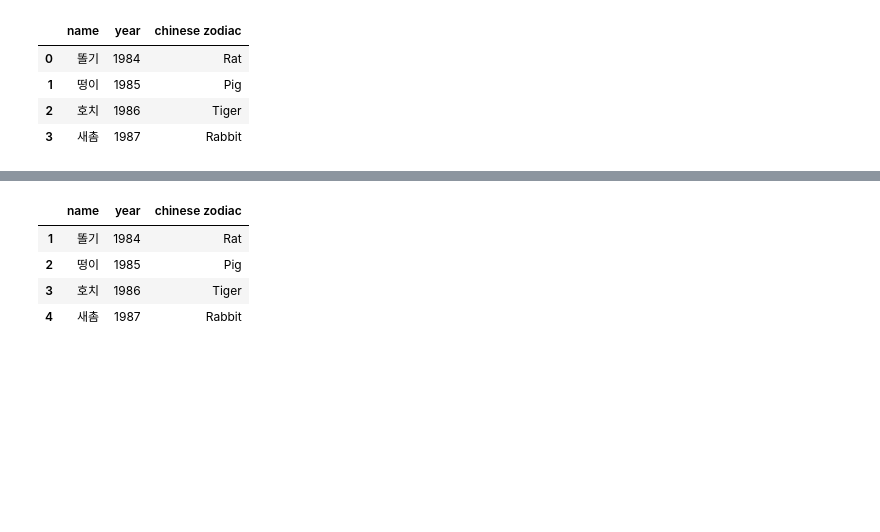
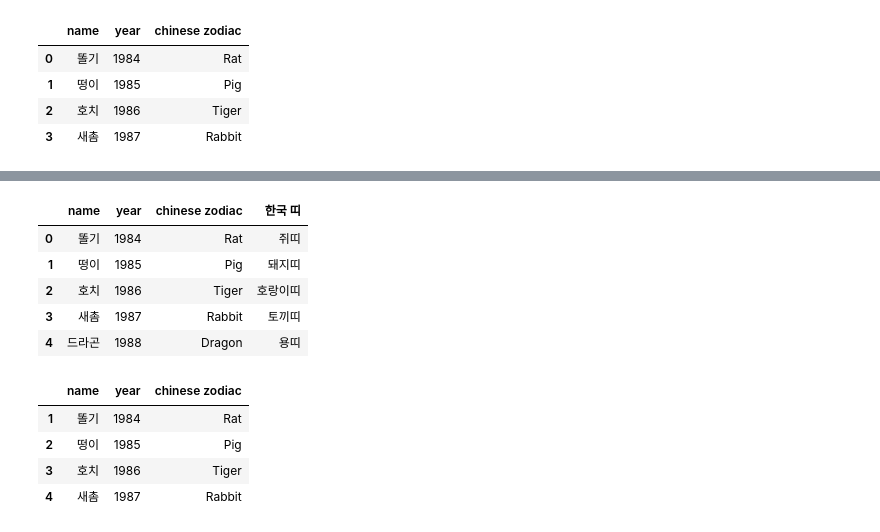
Before and after one commit to LyuGGang/python-data-analytics-lecture, a Jupyter notebook: 강의자료/6_pandas.ipynb, the cells around one changed output, grey strips where cells are left out. Saved outputs shown, nothing was run; the diff lists cells and outputs as text; code cells hidden in the pictures; blank space fills up the shorter version.

```diff
--- a/강의자료/6_pandas.ipynb
+++ b/강의자료/6_pandas.ipynb
@@ -231,3 +234,6 @@ df
 | 1 | 떵이 | 1985 | Pig |
 | 2 | 호치 | 1986 | Tiger |
 | 3 | 새촘 | 1987 | Rabbit |
+# %%
+# column 추가하기
+df['한국 띠'] = ['쥐띠','돼지띠','호랑이띠','토끼띠']
@@ -234,3 +248,15 @@ df
+# %%
+# row 추가하기
+df.loc[len(df)] = ['드라곤', 1988, 'Dragon', '용띠']
+# %%
+df
+# %% [output]
+|  | name | year | chinese zodiac | 한국 띠 |
+| 0 | 똘기 | 1984 | Rat | 쥐띠 |
+| 1 | 떵이 | 1985 | Pig | 돼지띠 |
+| 2 | 호치 | 1986 | Tiger | 호랑이띠 |
+| 3 | 새촘 | 1987 | Rabbit | 토끼띠 |
+| 4 | 드라곤 | 1988 | Dragon | 용띠 |
 # %%
 # index(row 명)도 따로 정해줄 수 있습니다.
 df = DataFrame(data, \
```
Also changed, not shown: parts of 65 cells of this notebook, 1 other file.
